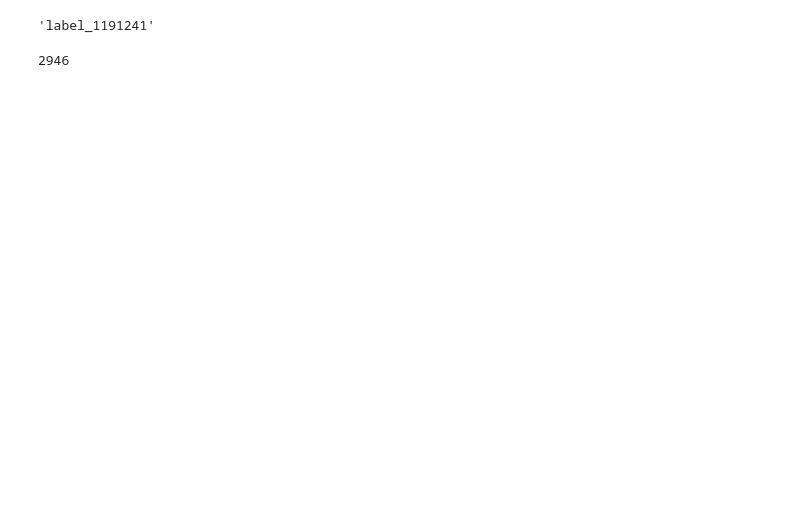
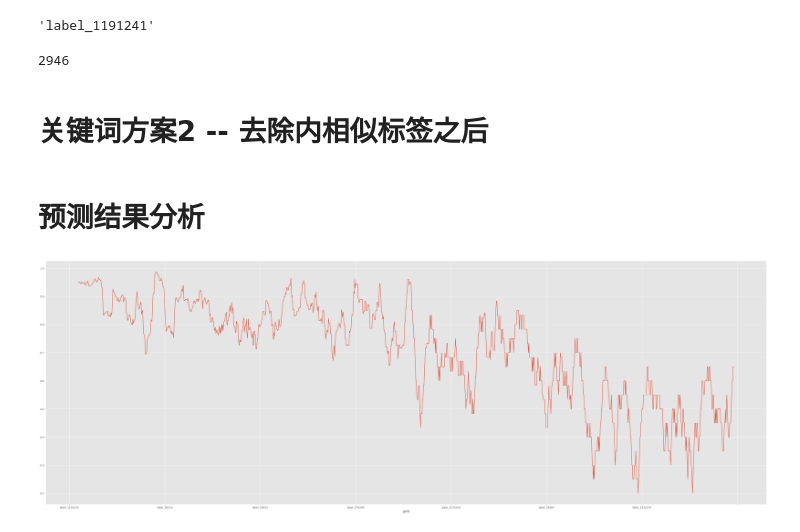
Before and after one commit to 1170500820/RM2023, a Jupyter notebook: process.ipynb, the cells around one changed output. Drawn from its saved outputs; the diff is of its cells as text; code cells hidden in the pictures; blank space fills up the shorter version.

```diff
--- a/process.ipynb
+++ b/process.ipynb
@@ -424,3 +442,41 @@ label_vocabulary[134]
 (df['text'].apply(len) > 128).sum()
 # %% [output]
 2946
+# %% [markdown]
+# 关键词方案2 -- 去除内相似标签之后
+# %% [markdown]
+# 预测结果分析
+# %%
+pred_fname = 'temp_data/pred_output_and_gold_answer.json'
+pred_result = json.load(open(pred_fname, 'r', encoding='utf-8'))
+origin_fname = 'data/processed/proc_valid.json'
+origin_data = json.load(open(origin_fname, 'r', encoding='utf-8'))
+predicts = []
+for e1, e2 in zip(pred_result.values(), origin_data):
+    pred, gold = e1.split('\t')
+    pred = pred[5:].split()
+    gold = gold[5:].split()
+    predicts.append({
+        'pred': pred,
+        'gold': gold,
+        'text': e2['text'],
+    })
+predicts = pd.DataFrame(predicts)
+# %%
+predicts['total'] = predicts.apply(lambda x: len(x['gold']), axis=1)
+predicts['predicted'] = predicts.apply(lambda x: len(x['pred']), axis=1)
+predicts['correct'] = predicts.apply(lambda x: len(set(x['pred']).intersection(set(x['gold']))), axis=1)
+predicts['precision'] = predicts.apply(lambda x: x['correct'] / x['predicted'] if x['predicted'] != 0 else 0, axis=1)
+predicts['recall'] = predicts.apply(lambda x: x['correct'] / x['total'], axis=1)
+predicts['f1_score'] = predicts.apply(lambda x: (2 * x['precision'] * x['recall']) / (x['precision'] + x['recall']) if (x['precision'] + x['recall']) != 0 else 0, axis=1)
+# %%
+grouped_pred = predicts.explode('gold').groupby('gold').sum()
+grouped_pred['precision'] = grouped_pred.apply(lambda x: x['correct'] / x['predicted'] if x['predicted'] != 0 else 0, axis=1)
+grouped_pred['recall'] = grouped_pred.apply(lambda x: x['correct'] / x['total'], axis=1)
+grouped_pred['f1_score'] = grouped_pred.apply(lambda x: (2 * x['precision'] * x['recall']) / (x['precision'] + x['recall']) if (x['precision'] + x['recall']) != 0 else 0, axis=1)
+# %%
+f1_scores = grouped_pred.sort_values(by='total', ascending=False)['f1_score']
+f1_scores.rolling(20).mean().plot(figsize=(50, 17))
+plt.show()
+# %% [output]
+[figure, added]
```
Also changed, not shown: parts of 20 cells of this notebook, 1 other file.
